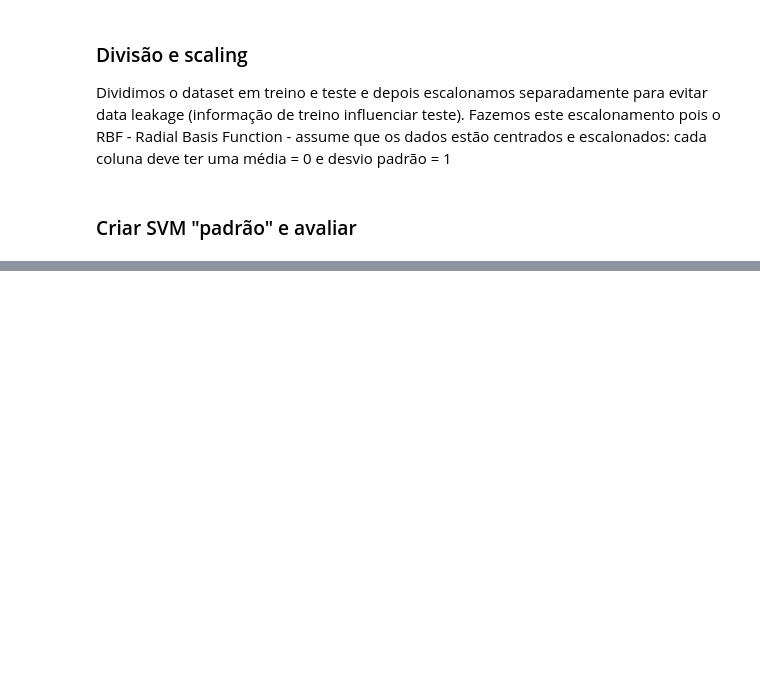
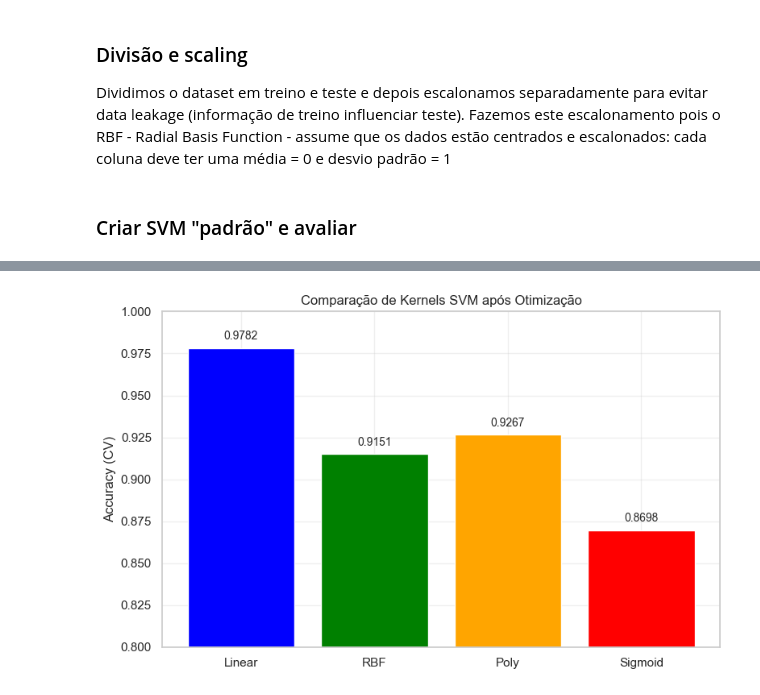
Before and after one commit to acatt-01/APRAU_EFG_B_1230166_1191619, a Jupyter notebook: APRAU_EFG_B_1191619_1230166.ipynb, the cells around one changed output, grey strips where cells are left out. Saved outputs shown, nothing was run; the diff lists cells and outputs as text; code cells hidden in the pictures; blank space fills up the shorter version.

```diff
--- a/APRAU_EFG_B_1191619_1230166.ipynb
+++ b/APRAU_EFG_B_1191619_1230166.ipynb
@@ -2004,0 +2218,22 @@ ValueError: Classification metrics can't handle a mix of continuous-multioutput
+# %%
+# Dados para gráfico
+nomes = [nome for nome, _ in grids]
+scores = [grid.best_score_ for _, grid in grids]
+
+# Gráfico de barras
+plt.figure(figsize=(8, 5))
+bars = plt.bar(nomes, scores, color=['blue', 'green', 'orange', 'red'])
+plt.ylim(0.8, 1.0)
+plt.ylabel('Accuracy (CV)')
+plt.title('Comparação de Kernels SVM após Otimização')
+plt.grid(True, alpha=0.3)
+
+# Adicionar valores nas barras
+for bar, score in zip(bars, scores):
+    plt.text(bar.get_x() + bar.get_width()/2, bar.get_height() + 0.005,
+             f'{score:.4f}', ha='center', fontsize=10)
+
+plt.tight_layout()
+plt.show()
+# %% [output]
+[figure, added]
```
Also changed, not shown: parts of 9 cells of this notebook.
